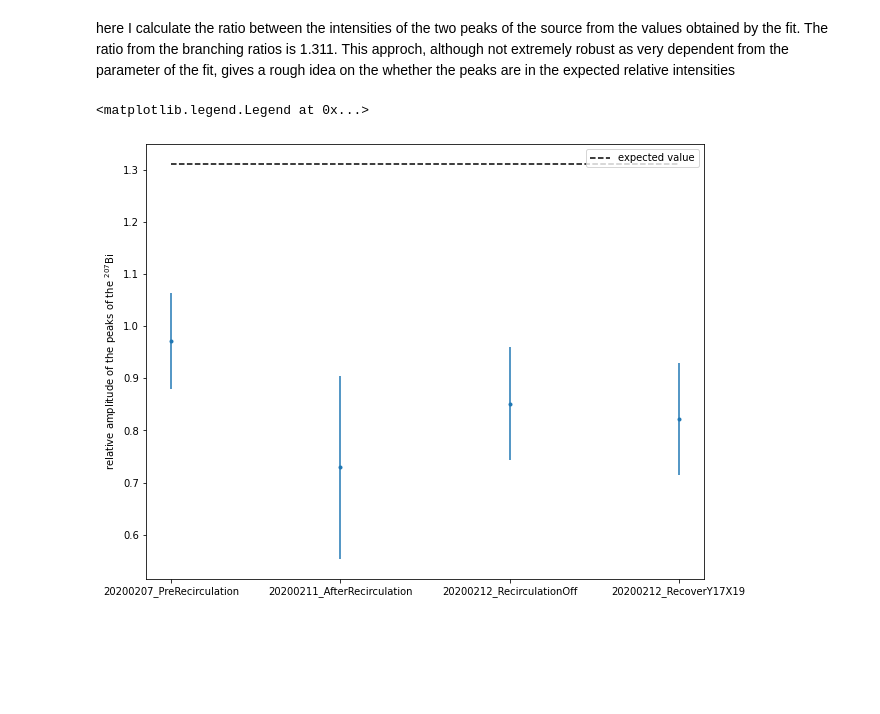
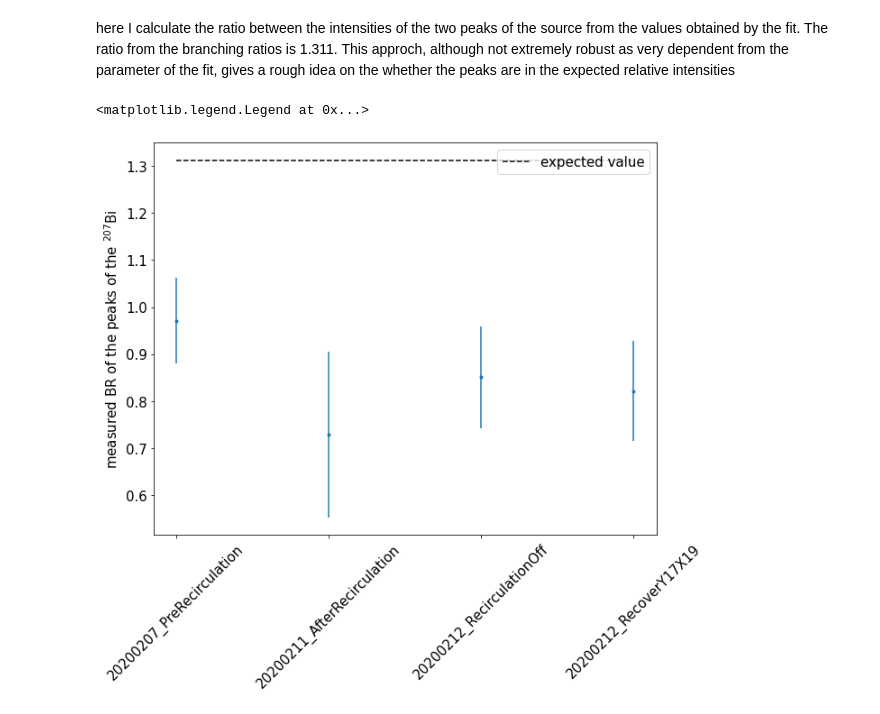
Before and after one commit to jdalmasson88/LXe_notebooks, a Jupyter notebook: spectrum_study.ipynb, the cells around one changed output. Cells and saved outputs as stored; diff of their text form; code cells hidden in the pictures; blank space fills up the shorter version.

```diff
--- a/spectrum_study.ipynb
+++ b/spectrum_study.ipynb
@@ -9,6 +9,7 @@ import pandas as pd
 import numpy as np
 
 plt.rcParams['figure.figsize'] = [10, 8]
+plt.rcParams['font.size'] = 15
 
 analysis_config = StruckAnalysisConfiguration.StruckAnalysisConfiguration()
 analysis_config.GetRunParametersFromFile('../config/Run_Parameters_Xe_Run29.csv')
@@ -73,6 +74,7 @@ for i,folder in enumerate(folder_list):
         popt = copy.deepcopy(popt_buffer)
     plt.title(folder + ', reduced $\chi^2$: {:.2f}'.format(chi2/len(fit_idx)))
     plt.text(0.5, 0.6, cut.GetString('\n'), transform = plt.gca().transAxes)
+    plt.xlabel('ADC Counts')
     plt.show()
     total_events = sum(mask)
     area_norm = total_events/bin_width
@@ -137,16 +139,16 @@ here I calculate the ratio between the intensities of the two peaks of the sourc
 # %%
 ampl_ratio = fit_parameters['ampl_first']*fit_parameters['sigma_first']/\
             (fit_parameters['ampl_second']*fit_parameters['sigma_second'])
 ampl_ratio_error = (fit_parameters_error['ampl_first']/fit_parameters['ampl_first'] +\
                     fit_parameters_error['ampl_second']/fit_parameters['ampl_second'] +\
                    fit_parameters_error['sigma_first']/fit_parameters['sigma_first'] +\
                     fit_parameters_error['sigma_second']/fit_parameters['sigma_second'])*\
                     fit_parameters['ampl_first']/fit_parameters['ampl_second']
 plt.errorbar(y_value,ampl_ratio,ampl_ratio_error,fmt='.')
 plt.hlines(1.311, y_value[0], y_value[-1],linestyles='dashed',label='expected value')
-plt.xticks(y_value, folder_list)
-plt.ylabel('relative amplitude of the peaks of the $^{207}$Bi')
+plt.xticks(y_value, folder_list,rotation=45)
+plt.ylabel('measured BR of the peaks of the $^{207}$Bi')
 plt.legend()
 # %% [output]
 <matplotlib.legend.Legend at 0x...>
-[figure, old version]
+[figure, new version]
```
Also changed, not shown: parts of 3 cells of this notebook, 3 other files.
